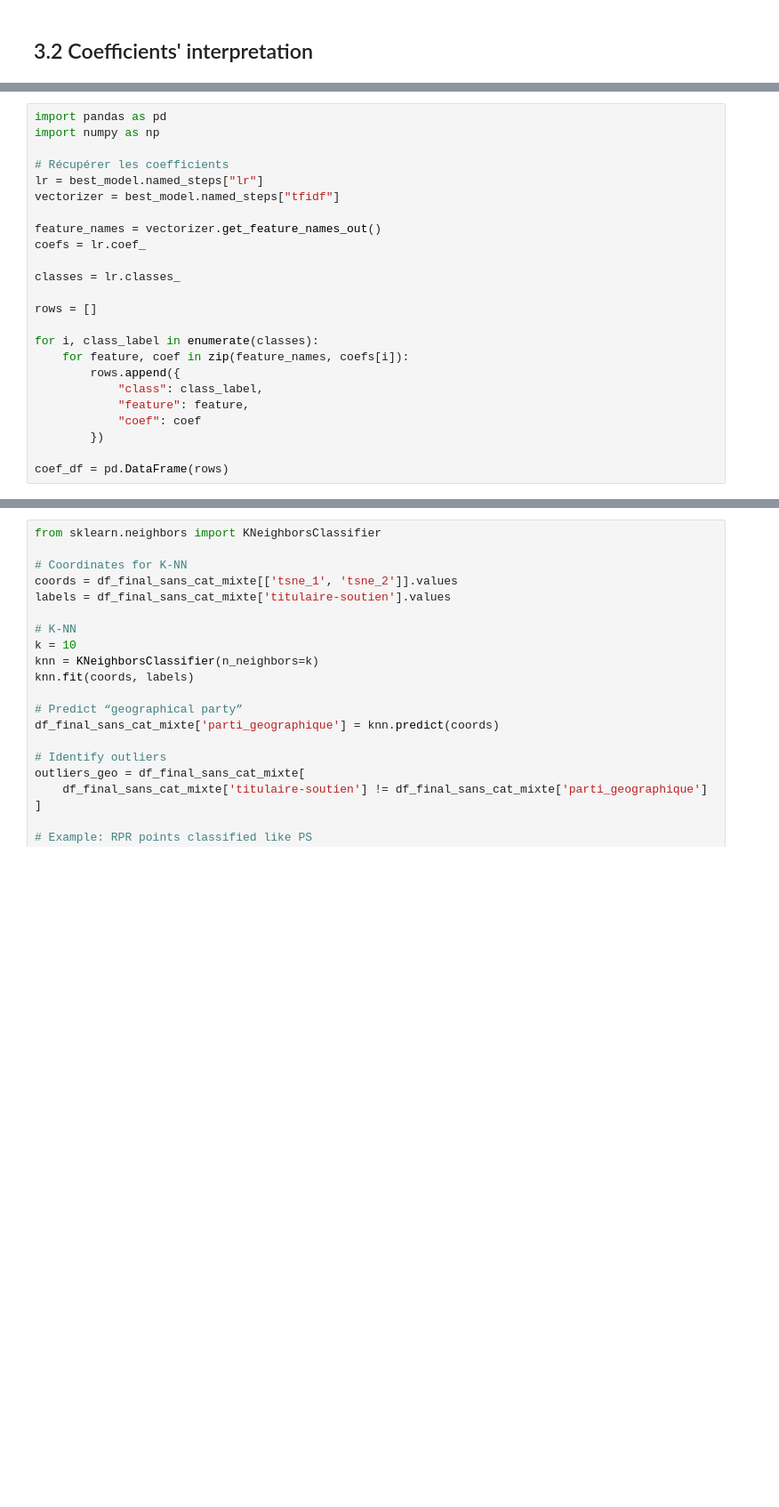
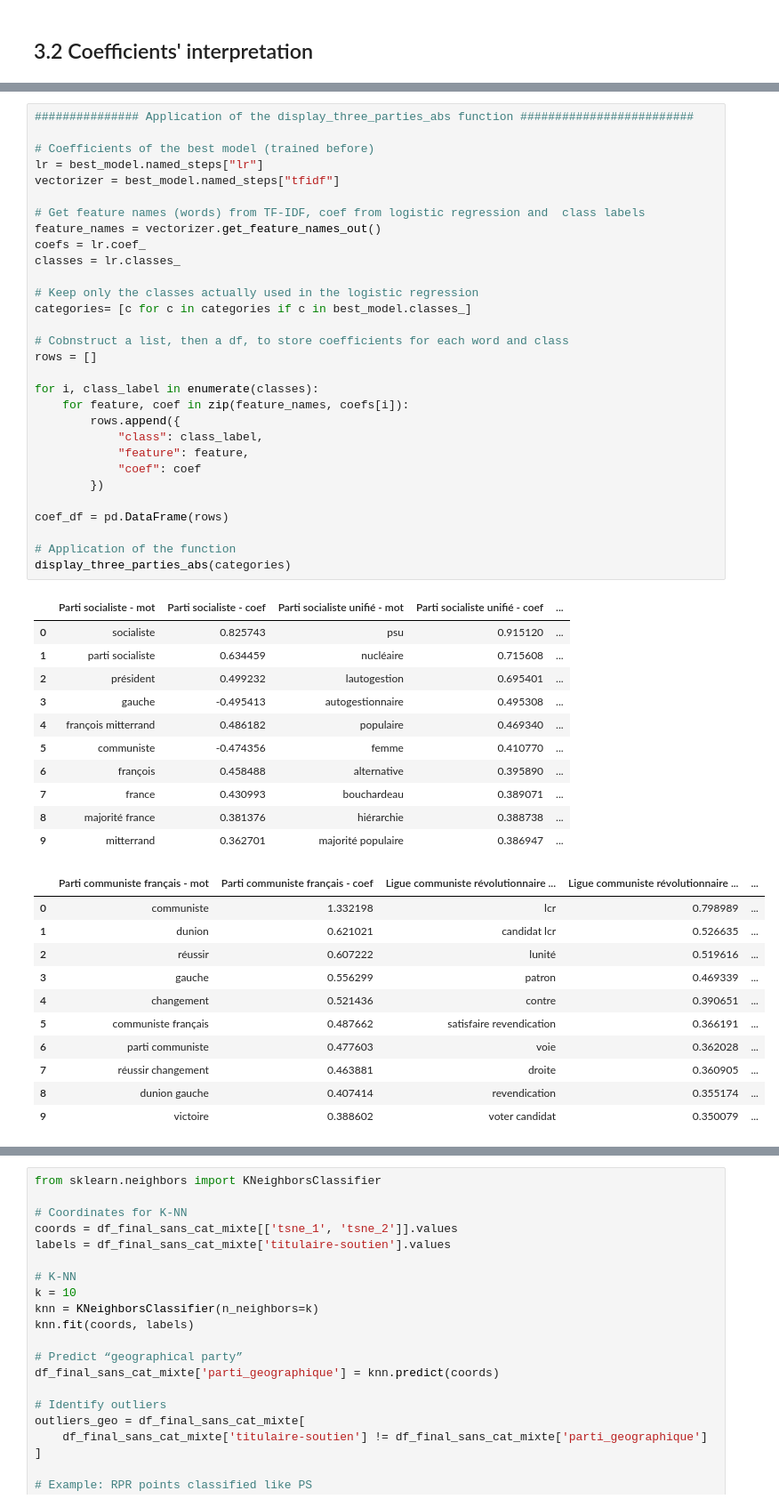
Before and after one commit to Amandine701/NLP_rendus, a Jupyter notebook: regression_logistique.ipynb, the cells around one changed output, grey strips where cells are left out. Shown at 89% size. Drawn from its saved outputs; the diff is of its cells as text; blank space fills up the shorter version.

```diff
--- a/regression_logistique.ipynb
+++ b/regression_logistique.ipynb
@@ -366,26 +384,55 @@ def display_three_parties_abs(categories, n_cols=3, top_n=10):
         styled = combined.style.applymap(color_coef, subset=coef_cols)
         display(styled)
 # %%
-import pandas as pd
-import numpy as np
+############### Application of the display_three_parties_abs function #########################
 
-# Récupérer les coefficients
+# Coefficients of the best model (trained before)
 lr = best_model.named_steps["lr"]
 vectorizer = best_model.named_steps["tfidf"]
 
+# Get feature names (words) from TF-IDF, coef from logistic regression and  class labels
 feature_names = vectorizer.get_feature_names_out()
 coefs = lr.coef_
-
 classes = lr.classes_
 
+# Keep only the classes actually used in the logistic regression
+categories= [c for c in categories if c in best_model.classes_]
+
+# Cobnstruct a list, then a df, to store coefficients for each word and class
 rows = []
 
 for i, class_label in enumerate(classes):
     for feature, coef in zip(feature_names, coefs[i]):
         rows.append({
             "class": class_label,
             "feature": feature,
             "coef": coef
         })
 
 coef_df = pd.DataFrame(rows)
+
+# Application of the function
+display_three_parties_abs(categories)
+# %% [output]
+|  | Parti socialiste - mot | Parti socialiste - coef | Parti socialiste unifié - mot | Parti socialiste unifié - coef | ... |
+| 0 | socialiste | 0.825743 | psu | 0.915120 | ... |
+| 1 | parti socialiste | 0.634459 | nucléaire | 0.715608 | ... |
+| 2 | président | 0.499232 | lautogestion | 0.695401 | ... |
+| 3 | gauche | -0.495413 | autogestionnaire | 0.495308 | ... |
+| 4 | françois mitterrand | 0.486182 | populaire | 0.469340 | ... |
+| 5 | communiste | -0.474356 | femme | 0.410770 | ... |
+| 6 | françois | 0.458488 | alternative | 0.395890 | ... |
+| 7 | france | 0.430993 | bouchardeau | 0.389071 | ... |
+| 8 | majorité france | 0.381376 | hiérarchie | 0.388738 | ... |
+| 9 | mitterrand | 0.362701 | majorité populaire | 0.386947 | ... |
+|  | Parti communiste français - mot | Parti communiste français - coef | Ligue communiste révolutionnaire ... | Ligue communiste révolutionnaire ... | ... |
+| 0 | communiste | 1.332198 | lcr | 0.798989 | ... |
+| 1 | dunion | 0.621021 | candidat lcr | 0.526635 | ... |
+| 2 | réussir | 0.607222 | lunité | 0.519616 | ... |
+| 3 | gauche | 0.556299 | patron | 0.469339 | ... |
+| 4 | changement | 0.521436 | contre | 0.390651 | ... |
+| 5 | communiste français | 0.487662 | satisfaire revendication | 0.366191 | ... |
+| 6 | parti communiste | 0.477603 | voie | 0.362028 | ... |
+| 7 | réussir changement | 0.463881 | droite | 0.360905 | ... |
+| 8 | dunion gauche | 0.407414 | revendication | 0.355174 | ... |
+| 9 | victoire | 0.388602 | voter candidat | 0.350079 | ... |
```
Also changed, not shown: parts of 35 cells of this notebook.
